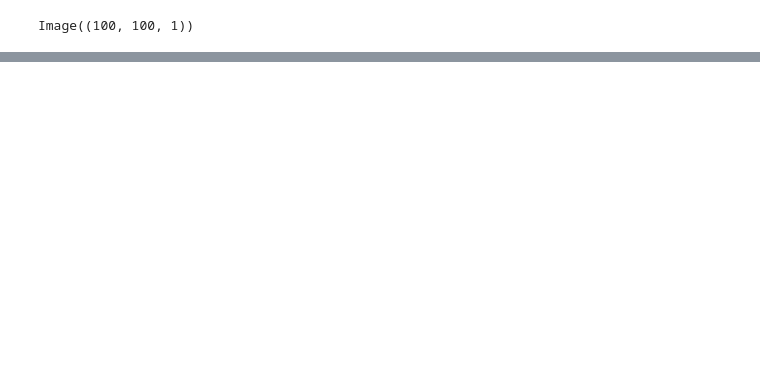
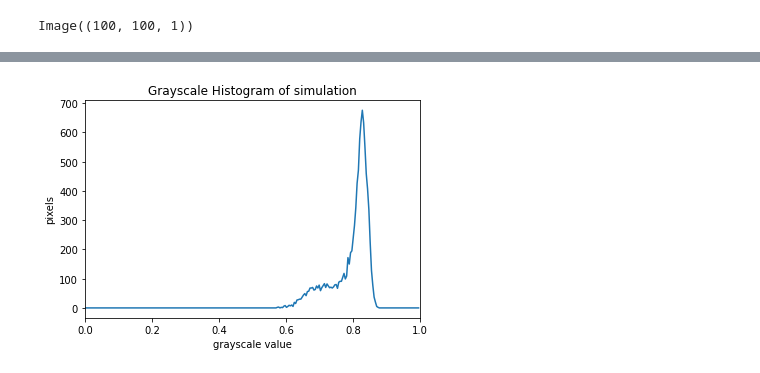
Before and after one commit to Santhosh-Shivan/Particle_Chamber, a Jupyter notebook: multi_particle.ipynb, the cells around one changed output, grey strips where cells are left out. Drawn from its saved outputs; the diff is of its cells as text; code cells hidden in the pictures; blank space fills up the shorter version.

```diff
--- a/multi_particle.ipynb
+++ b/multi_particle.ipynb
@@ -182,0 +330,33 @@ KeyboardInterrupt:
+# %%
+for i in range(5):
+  img = im[:,2000+(i*200):2100+(i*200)]
+  img = np.expand_dims(img,axis = 0)
+  img = np.expand_dims(img,axis = 3)
+
+  img = tf.convert_to_tensor(img, dtype=tf.float32)
+
+  y = model(img)
+
+  boxes = y[:, :, 0:4]
+  pred_conf = y[:, :, 4:]
+
+  boxes, scores, classes, valid_detections = tf.image.combined_non_max_suppression(
+      boxes=tf.reshape(boxes, (tf.shape(boxes)[0], -1, 1, 4)),
+      scores=tf.reshape(pred_conf, (tf.shape(pred_conf)[0], -1, tf.shape(pred_conf)[-1])),
+      max_output_size_per_class=50,
+      max_total_size=50,
+      iou_threshold=0.5,
+      score_threshold=0.4,
+  )
+
+  pred_bbox = [boxes.numpy(), scores.numpy(), classes.numpy(), valid_detections.numpy()]
+  x = np.repeat(img[0], 3, axis=-1)
+  plt.imshow(x, cmap="gray", vmin =0, vmax = 1)
+  plt.colorbar()
+  plt.show()
+  print(np.shape(x))
+  x = dt.models.yolo.utils.draw_bbox(x, pred_bbox, classes=["1"], show_label=False)
+  #print(np.shape(x))
+  plt.imshow(x, cmap="gray", vmin =0, vmax = 1)
+  plt.colorbar()
+  plt.show()
@@ -182,0 +377,14 @@ KeyboardInterrupt:
+# %%
+histogram, bin_edges = np.histogram(img, bins=256, range=(0, 1))
+
+# configure and draw the histogram figure
+plt.figure()
+plt.title("Grayscale Histogram of simulation")
+plt.xlabel("grayscale value")
+plt.ylabel("pixels")
+plt.xlim([0.0, 1.0])  # <- named arguments do not work here
+
+plt.plot(bin_edges[0:-1], histogram)  # <- or here
+plt.show()
+# %% [output]
+[figure, added]
```
Also changed, not shown: parts of 18 cells of this notebook, 3 other files.
